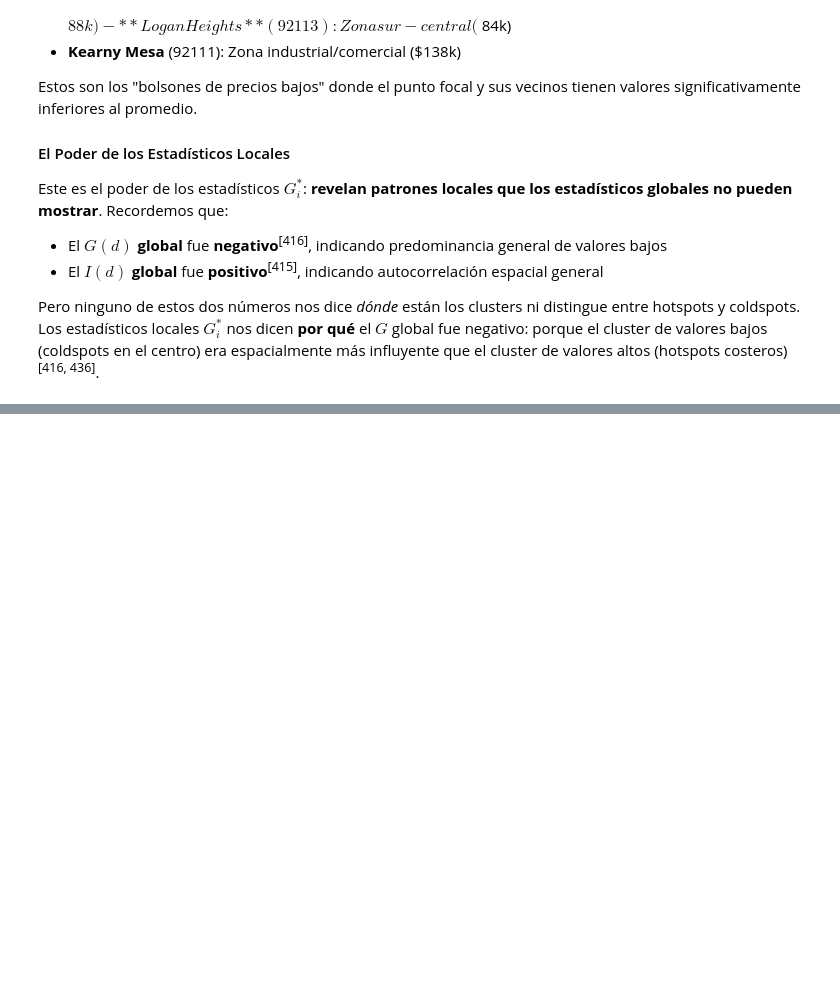
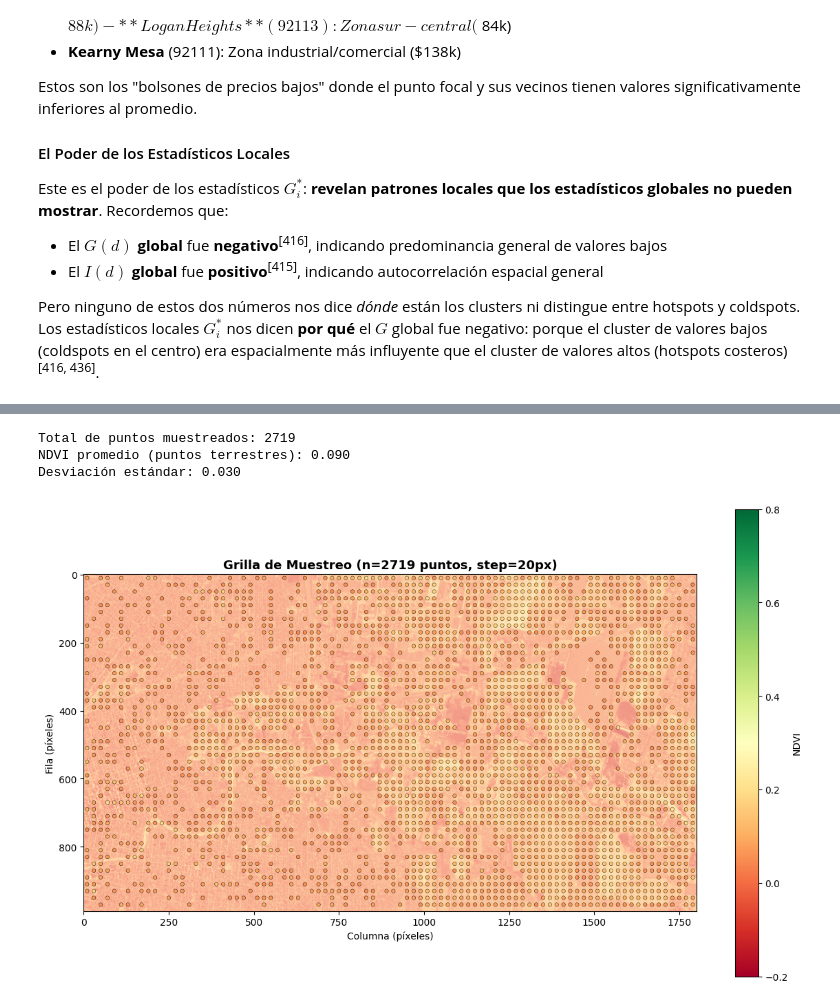
Before and after one commit to eltanook/tp2_datos_espaciales_nadal_lourido, a Jupyter notebook: tp_final_G.ipynb, the cells around one changed output, grey strips where cells are left out. Cells and saved outputs as stored; diff of their text form; code cells hidden in the pictures; blank space fills up the shorter version.

```diff
--- a/tp_final_G.ipynb
+++ b/tp_final_G.ipynb
@@ -613,0 +733,67 @@ Las referencias numéricas (ej. [3], [46], [460]) corresponden a páginas o elem
+# %%
+# Crear grilla de muestreo
+step = 20  # Muestrear cada 20 píxeles para reducir el cómputo
+ndvi_threshold = 0.05  # Filtrar agua (NDVI < 0.05)
+
+# Generar coordenadas de la grilla
+rows, cols = ndvi.shape
+row_coords = np.arange(step//2, rows, step)
+col_coords = np.arange(step//2, cols, step)
+
+# Crear meshgrid y extraer valores
+points_data = []
+for i in row_coords:
+    for j in col_coords:
+        ndvi_val = ndvi[i, j]
+        # Filtrar valores válidos (tierra, no agua)
+        if ndvi_val > ndvi_threshold and ndvi_val < 1:
+            # Convertir coordenadas píxel a coordenadas espaciales
+            x, y = transform * (j, i)
+            points_data.append({
+                'row': i,
+                'col': j,
+                'x': x,
+                'y': y,
+                'ndvi': ndvi_val
+            })
+
+# Crear GeoDataFrame
+points_df = pd.DataFrame(points_data)
+points_gdf = gpd.GeoDataFrame(
+    points_df,
+    geometry=gpd.points_from_xy(points_df.x, points_df.y),
+    crs=crs
+)
+
+print(f"Total de puntos muestreados: {len(points_gdf)}")
+print(f"NDVI promedio (puntos terrestres): {points_gdf['ndvi'].mean():.3f}")
+print(f"Desviación estándar: {points_gdf['ndvi'].std():.3f}")
+
+# Visualizar la grilla de muestreo
+fig, ax = plt.subplots(figsize=(12, 10))
+
+# CORRECCIÓN: Plotear la imagen en coordenadas de píxeles
+ax.imshow(ndvi, cmap='RdYlGn', vmin=-0.2, vmax=0.8, alpha=0.6)
+
+# CORRECCIÓN: Usar scatter con coordenadas de PÍXELES (col, row)
+# en lugar de geopandas.plot con coordenadas espaciales (x, y)
+scatter = ax.scatter(points_gdf['col'], points_gdf['row'],
+                     c=points_gdf['ndvi'], cmap='RdYlGn',
+                     s=15, edgecolor='black', linewidth=0.3,
+                     vmin=-0.2, vmax=0.8)
+
+# Añadir colorbar
+cbar = plt.colorbar(scatter, ax=ax, shrink=0.7)
+cbar.set_label('NDVI')
+
+ax.set_title(f'Grilla de Muestreo (n={len(points_gdf)} puntos, step={step}px)',
+             fontsize=13, fontweight='bold')
+ax.set_xlabel('Columna (píxeles)')
+ax.set_ylabel('Fila (píxeles)')
+plt.tight_layout()
+plt.show()
+# %% [output]
+Total de puntos muestreados: 2719
+NDVI promedio (puntos terrestres): 0.090
+Desviación estándar: 0.030
+[figure, added]
```
Also changed, not shown: parts of 19 cells of this notebook, 3 other files.
